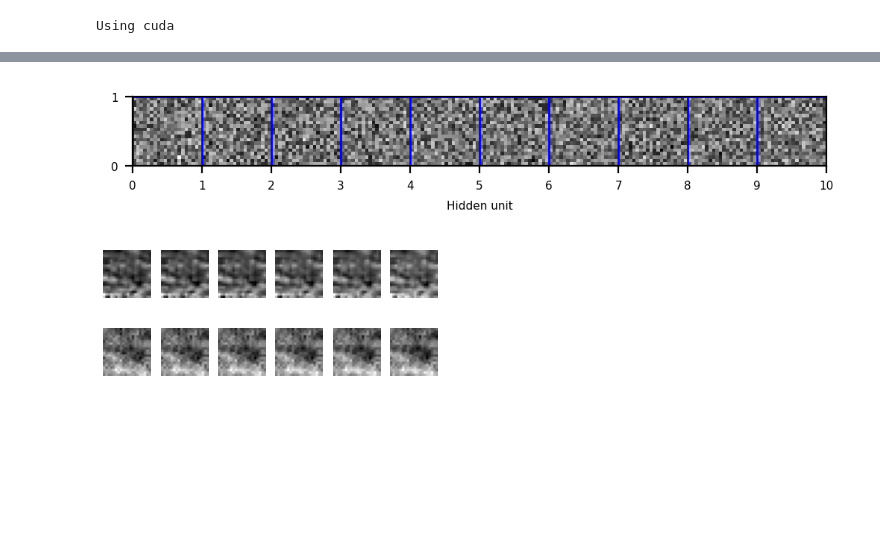
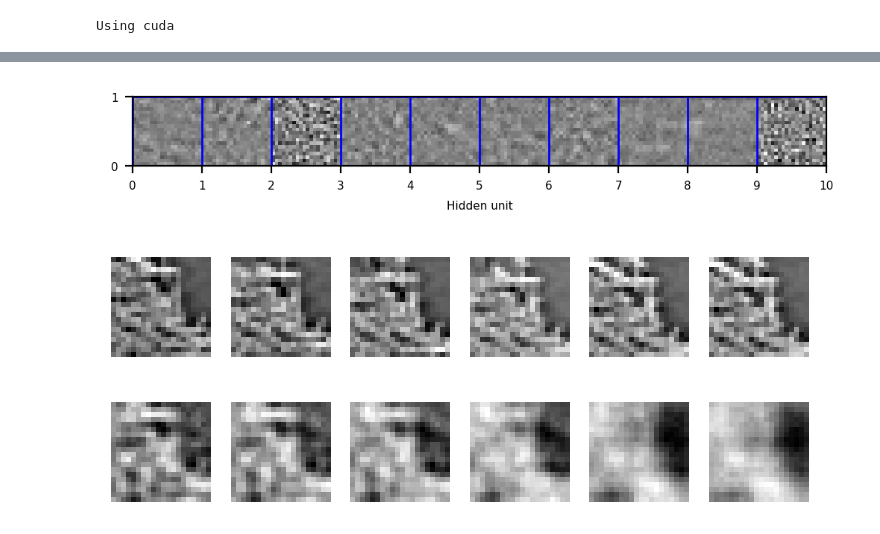
Before and after one commit to sebbkw/rnn, a Jupyter notebook: train_network.ipynb, the cells around one changed output, grey strips where cells are left out. Drawn from its saved outputs; the diff is of its cells as text; code cells hidden in the pictures; blank space fills up the shorter version.

```diff
--- a/train_network.ipynb
+++ b/train_network.ipynb
@@ -135,0 +20,5 @@ def plot_input_weights (model, hidden_units, title=""):
+# %%
+train_dataset = FramesDataset('./datasets/processed_dataset_small.pkl', 'train', WARMUP)
+train_data_loader = torch.utils.data.DataLoader(train_dataset, batch_size=128)
+
+print("Training dataset length:", len(train_dataset))
@@ -169,25 +57,32 @@ Epoch: 2/2............. Loss: 0.8571
 # %%
-plot_input_weights(model, hidden_units = 10)
+model = network.RNN.load(
+    hidden_units = 400,
+    frame_size = FRAME_SIZE,
+    t_steps = T_STEPS,
+    path = './models/model-2000epochs-20210206-080756.pt'
+)
 
-x, y = train_dataset[6]
+network.plot_input_weights(model, hidden_units = 10, frame_size = FRAME_SIZE)
+
+x, y = train_dataset[0]
 x = x.to(DEVICE)
 y = y.to(DEVICE)
 pred = torch.squeeze(model(torch.unsqueeze(x, 0)), 0)
 
-fig, axes = plt.subplots(1, T_STEPS+1)
+fig, axes = plt.subplots(1, T_STEPS+1, dpi=150)
 for i in range(T_STEPS+1):
     im_y = y[i].view(20, 20).detach().cpu().numpy()
     axes[i].imshow(im_y, cmap='gray')
     axes[i].axis('off')
 plt.show()
 
-fig, axes = plt.subplots(1, T_STEPS+1)
+fig, axes = plt.subplots(1, T_STEPS+1, dpi=150)
 for i in range(T_STEPS+1):
     im_pred = pred[i].view(20, 20).detach().cpu().numpy()
     axes[i].imshow(im_pred, cmap='gray')
     axes[i].axis('off')
 plt.show()
 # %% [output]
-[figure, old version]
+[figure, new version]
-[figure, old version]
+[figure, new version]
-[figure, old version]
+[figure, new version]
```
Also changed, not shown: parts of 6 cells of this notebook, 6 other files.
